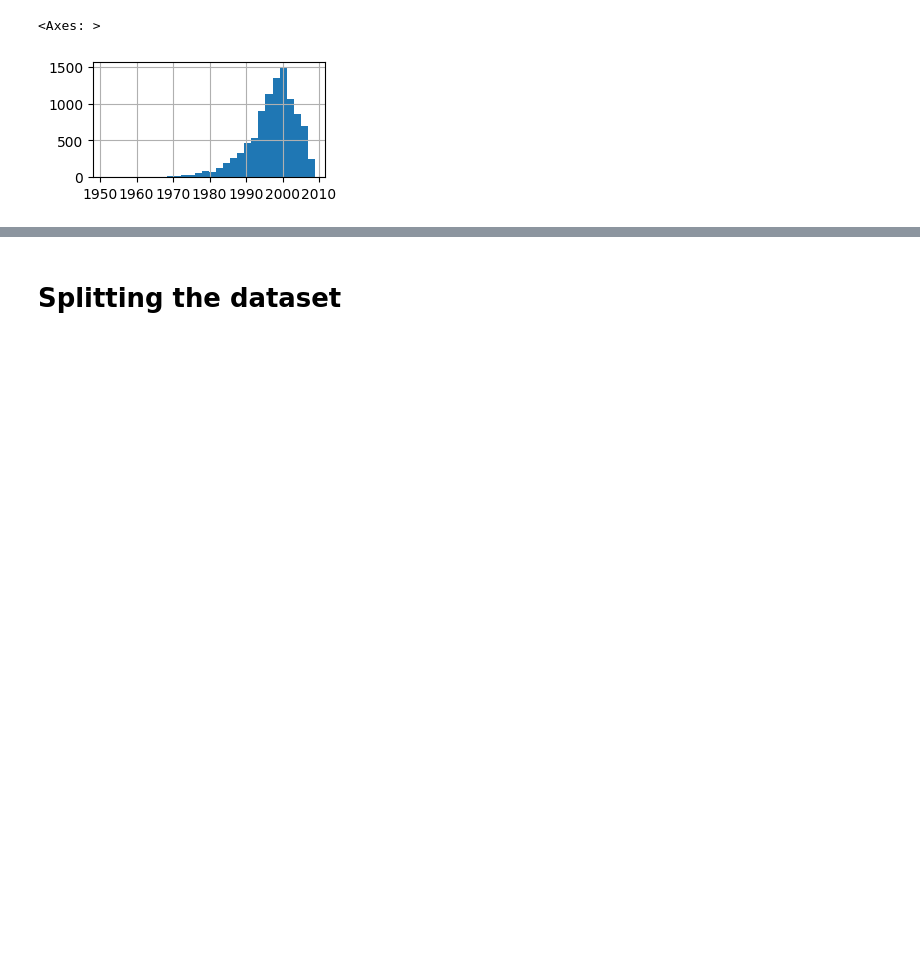
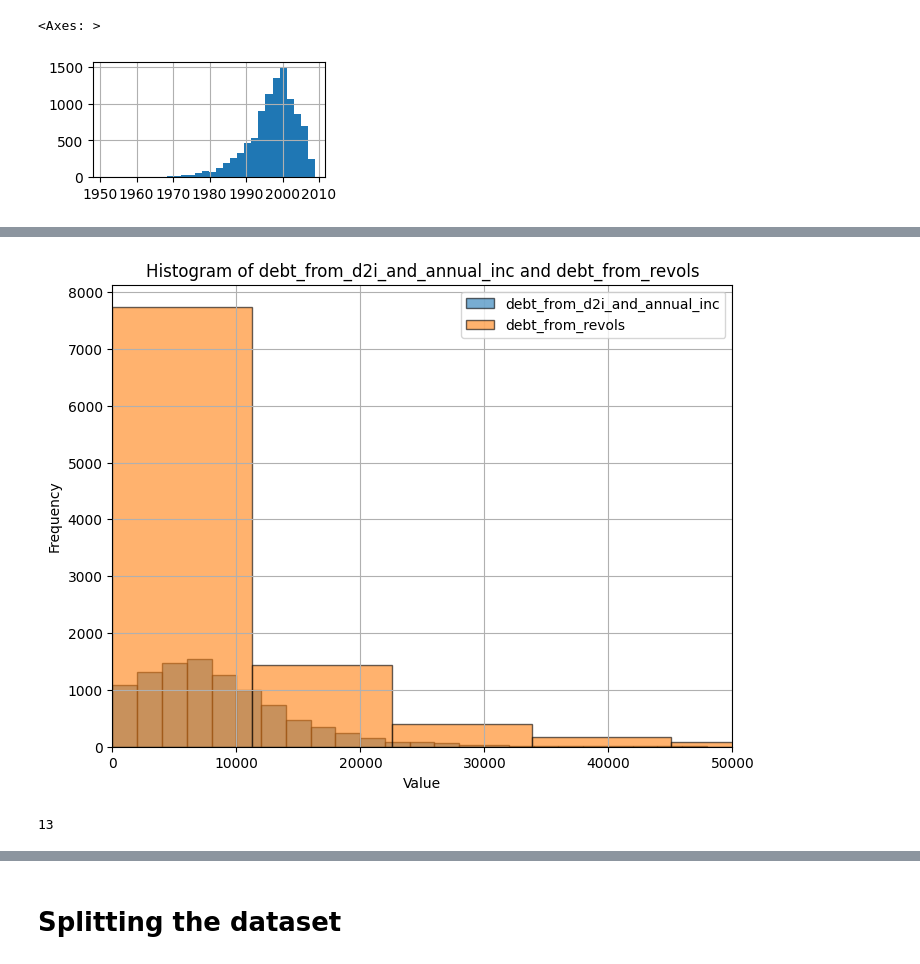
Before and after one commit to 37signals37/lending_club, a Jupyter notebook: dataset_validation.ipynb, the cells around one changed output, grey strips where cells are left out. Drawn from its saved outputs; the diff is of its cells as text; code cells hidden in the pictures; blank space fills up the shorter version.

```diff
--- a/dataset_validation.ipynb
+++ b/dataset_validation.ipynb
@@ -187 +208,4 @@ df_raw["emp_length"] = df_raw["emp_length"].replace("na", pd.NA)
+# %%
+# Fixing "na" values in "emp_length"
+df_clean["emp_length"] = df_clean["emp_length"].replace("na", pd.NA)
 # %% [markdown]
@@ -576,0 +705,24 @@ Type of missingness is unknown at this time.
+# %%
+# Replace with the two columns you want to compare
+col1 = "debt_from_d2i_and_annual_inc"
+col2 = "debt_from_revols"
+
+plt.figure(figsize=(8, 6))
+
+plt.hist(df_clean[col1], bins=60, alpha=0.6, label=col1, edgecolor='black')
+plt.hist(df_clean[col2], bins=60, alpha=0.6, label=col2, edgecolor='black')
+
+plt.xlim(0, 50000)
+
+plt.title(f"Histogram of {col1} and {col2}")
+plt.xlabel("Value")
+plt.ylabel("Frequency")
+plt.legend()
+plt.grid(True)
+plt.show()
+# %% [output]
+[figure, added]
+# %%
+len(cols_num)
+# %% [output]
+13
```
Also changed, not shown: parts of 86 cells of this notebook.
